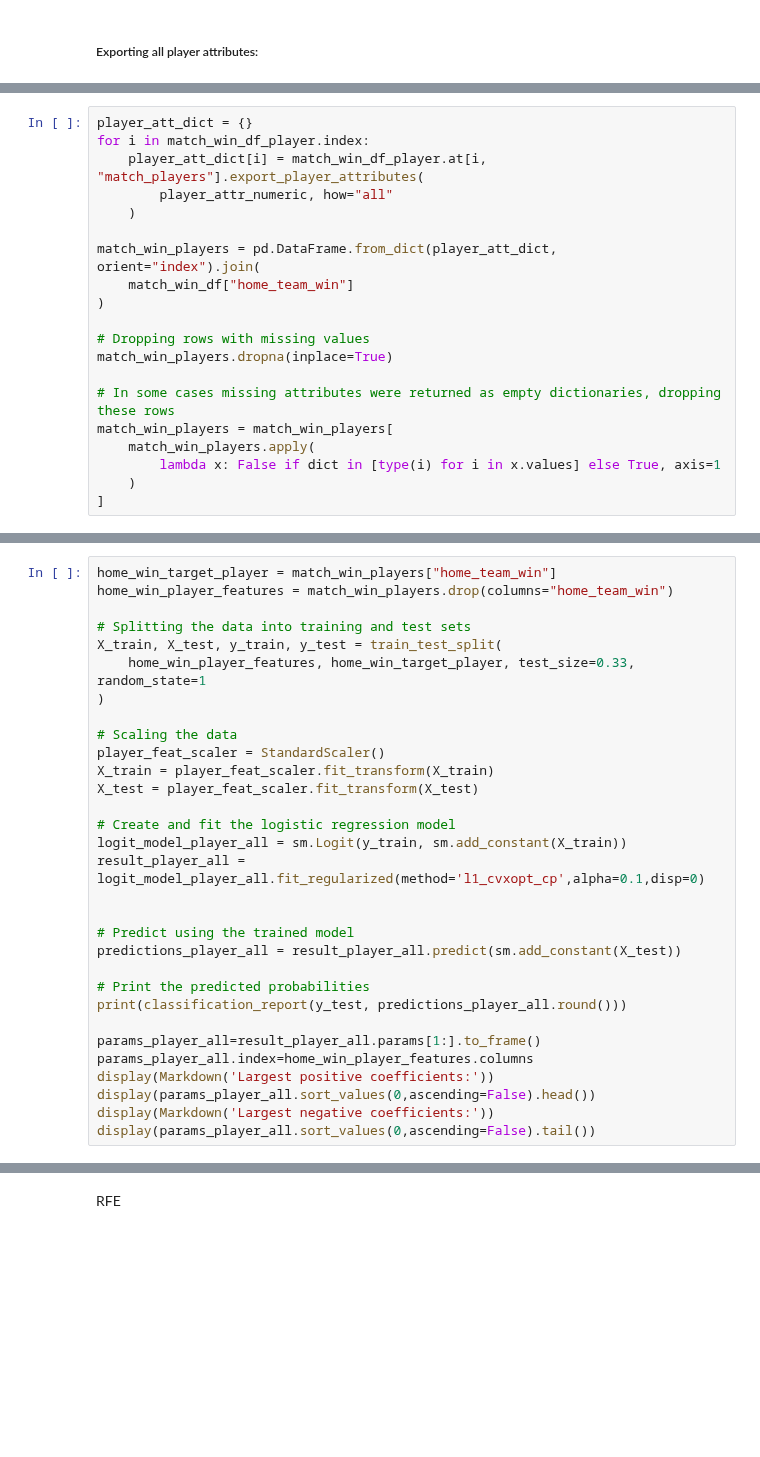
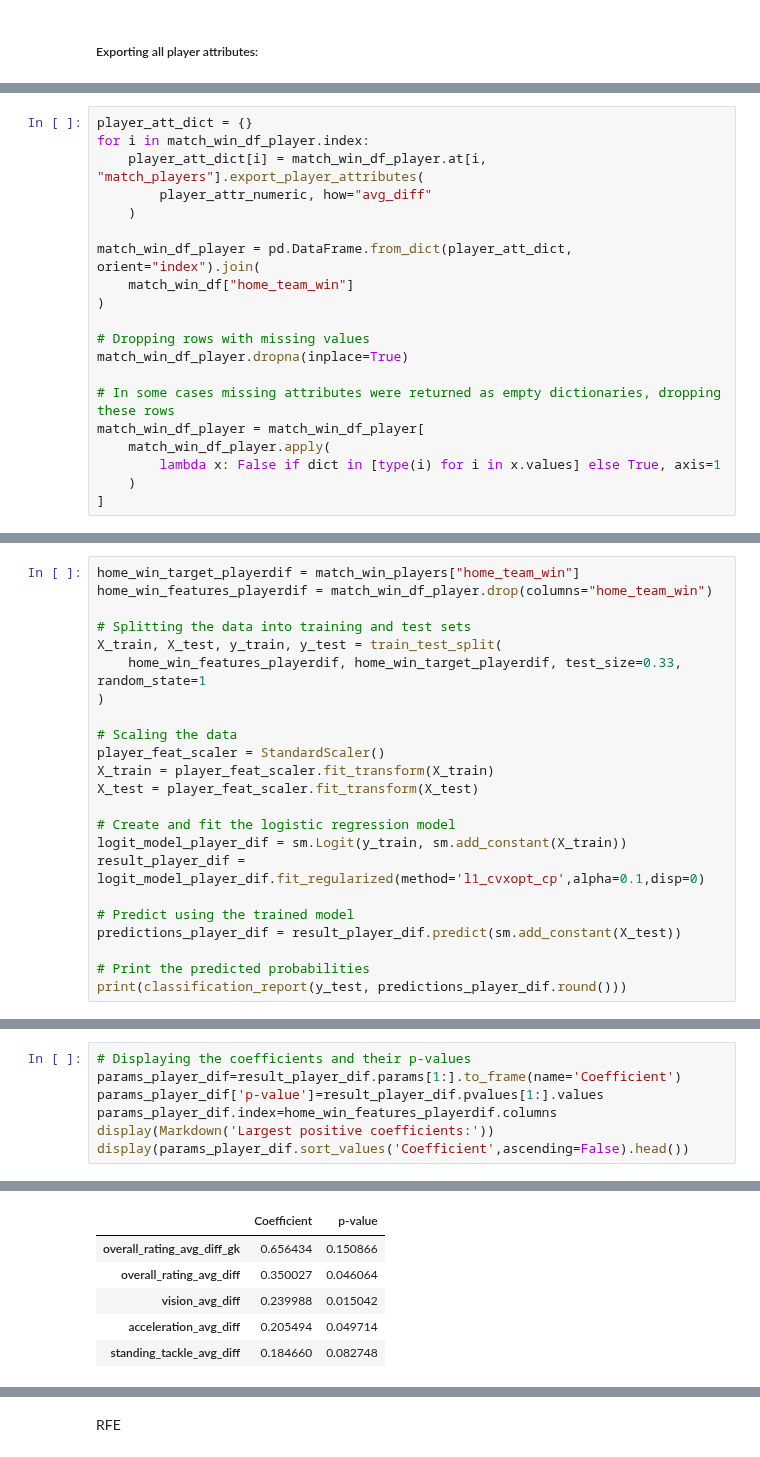
Before and after one commit to gediminas-skvarnavicius/football-db-analysis, a Jupyter notebook: analysis.ipynb, the cells around one changed output, grey strips where cells are left out. Drawn from its saved outputs; the diff is of its cells as text; blank space fills up the shorter version.

```diff
--- a/analysis.ipynb
+++ b/analysis.ipynb
@@ -1162,19 +1235,19 @@ with open('match_win_df_player.pkl', 'rb') as file:
 player_att_dict = {}
 for i in match_win_df_player.index:
     player_att_dict[i] = match_win_df_player.at[i, "match_players"].export_player_attributes(
-        player_attr_numeric, how="all"
+        player_attr_numeric, how="avg_diff"
     )
 
-match_win_players = pd.DataFrame.from_dict(player_att_dict, orient="index").join(
+match_win_df_player = pd.DataFrame.from_dict(player_att_dict, orient="index").join(
     match_win_df["home_team_win"]
 )
 
 # Dropping rows with missing values
-match_win_players.dropna(inplace=True)
+match_win_df_player.dropna(inplace=True)
 
 # In some cases missing attributes were returned as empty dictionaries, dropping these rows
-match_win_players = match_win_players[
-    match_win_players.apply(
+match_win_df_player = match_win_df_player[
+    match_win_df_player.apply(
         lambda x: False if dict in [type(i) for i in x.values] else True, axis=1
     )
 ]
@@ -1183,10 +1256,10 @@ Logistic Regression with all player attributes:
 # %%
-home_win_target_player = match_win_players["home_team_win"]
-home_win_player_features = match_win_players.drop(columns="home_team_win")
+home_win_target_playerdif = match_win_players["home_team_win"]
+home_win_features_playerdif = match_win_df_player.drop(columns="home_team_win")
 
 # Splitting the data into training and test sets
 X_train, X_test, y_train, y_test = train_test_split(
-    home_win_player_features, home_win_target_player, test_size=0.33, random_state=1
+    home_win_features_playerdif, home_win_target_playerdif, test_size=0.33, random_state=1
 )
 
 # Scaling the data
@@ -1195,22 +1268,14 @@ X_train = player_feat_scaler.fit_transform(X_train)
 X_test = player_feat_scaler.fit_transform(X_test)
 
 # Create and fit the logistic regression model
-logit_model_player_all = sm.Logit(y_train, sm.add_constant(X_train))
-result_player_all = logit_model_player_all.fit_regularized(method='l1_cvxopt_cp',alpha=0.1,disp=0)
-
+logit_model_player_dif = sm.Logit(y_train, sm.add_constant(X_train))
+result_player_dif = logit_model_player_dif.fit_regularized(method='l1_cvxopt_cp',alpha=0.1,disp=0)
 
 # Predict using the trained model
-predictions_player_all = result_player_all.predict(sm.add_constant(X_test))
+predictions_player_dif = result_player_dif.predict(sm.add_constant(X_test))
 
 # Print the predicted probabilities
-print(classification_report(y_test, predictions_player_all.round()))
-
-params_player_all=result_player_all.params[1:].to_frame()
-params_player_all.index=home_win_player_features.columns
-display(Markdown('Largest positive coefficients:'))
-display(params_player_all.sort_values(0,ascending=False).head())
-display(Markdown('Largest negative coefficients:'))
-display(params_player_all.sort_values(0,ascending=False).tail())
+print(classification_report(y_test, predictions_player_dif.round()))
 # %% [output]
               precision    recall  f1-score   support
 
@@ -1317,0 +1290,8 @@ weighted avg       0.65      0.65      0.65      1669
+# %%
+# Displaying the coefficients and their p-values
+params_player_dif=result_player_dif.params[1:].to_frame(name='Coefficient')
+params_player_dif['p-value']=result_player_dif.pvalues[1:].values
+params_player_dif.index=home_win_features_playerdif.columns
+display(Markdown('Largest positive coefficients:'))
+display(params_player_dif.sort_values('Coefficient',ascending=False).head())
+# %% [output]
@@ -1317,0 +1299,6 @@ weighted avg       0.65      0.65      0.65      1669
+|  | Coefficient | p-value |
+| overall_rating_avg_diff_gk | 0.656434 | 0.150866 |
+| overall_rating_avg_diff | 0.350027 | 0.046064 |
+| vision_avg_diff | 0.239988 | 0.015042 |
+| acceleration_avg_diff | 0.205494 | 0.049714 |
+| standing_tackle_avg_diff | 0.184660 | 0.082748 |
```
Also changed, not shown: parts of 27 cells of this notebook.
